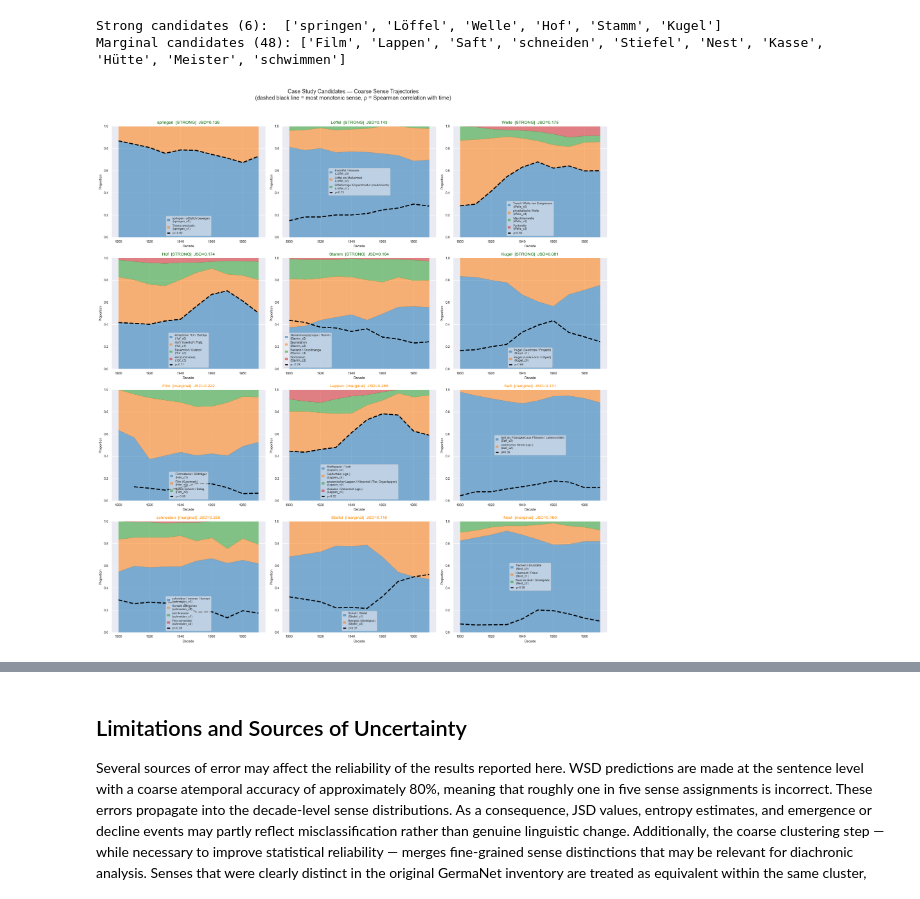
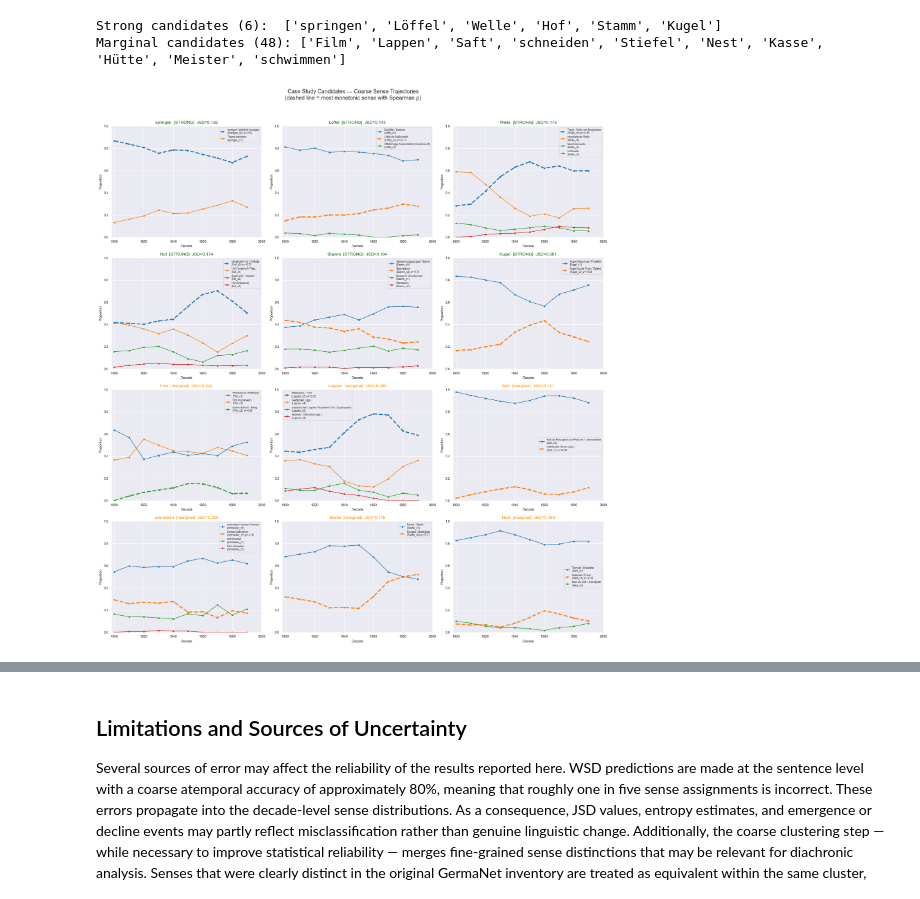
Before and after one commit to FlackoJodye1/diachronic-word-sense-change, a Jupyter notebook: notebooks/analysis/diachronic_pilot_results.ipynb, the cells around one changed output, grey strips where cells are left out. Saved outputs shown, nothing was run; the diff lists cells and outputs as text; code cells hidden in the pictures.

```diff
--- a/notebooks/analysis/diachronic_pilot_results.ipynb
+++ b/notebooks/analysis/diachronic_pilot_results.ipynb
@@ -1087,57 +1091,64 @@ Strong candidates (6):  ['springen', 'Löffel', 'Welle', 'Hof', 'Stamm', 'Kugel'
 Marginal candidates (48): ['Film', 'Lappen', 'Saft', 'schneiden', 'Stiefel', 'Nest', 'Kasse', 'Hütte', 'Meister', 'schwimmen']
 # %%
 # Sense trajectories for strong + top marginal candidates
-# Each subplot: stacked area (proportions) + line for the most monotonic sense
+# Line plots per sense — dashed line highlights the most monotonic sense per word.
 plot_words = (strong + [w for w in marginal if w in candidates.head(20).index])[:12]
 
 n_cols = 3
 n_rows = (len(plot_words) + n_cols - 1) // n_cols
 
 fig, axes = plt.subplots(n_rows, n_cols, figsize=(17, 4.5 * n_rows), squeeze=False)
+colors = plt.cm.tab10.colors
 
 for idx, lemma in enumerate(plot_words):
     row, col = divmod(idx, n_cols)
     ax = axes[row][col]
 
     lc = sense_counts[sense_counts['lemma'] == lemma]
     if len(lc) == 0:
         ax.set_title(f'{lemma} (no data)')
         continue
 
-    pivot = lc.pivot(index='decade', columns='predicted_sense_id', values='proportion').fillna(0)
-    col_order = pivot.sum().sort_values(ascending=False).index
-    pivot = pivot[col_order]
-    pivot.columns = relabel_index(lemma, pivot.columns)
-    pivot = smooth_pivot(pivot)
-    pivot.plot.area(ax=ax, alpha=0.55, linewidth=0.3, legend=False)
+    pivot = lc.pivot_table(index='decade', columns='predicted_sense_id',
+                           values='proportion', fill_value=0)
+    pivot = pivot.reindex(ALL_DECADES).fillna(0)
+    pivot_plot = smooth_pivot(pivot.copy())
 
-    # Overlay the most monotonic sense as a thick dashed line
+    col_order = pivot_plot.sum().sort_values(ascending=False).index
+    pivot_plot = pivot_plot[col_order]
+
     top_sense = candidates.loc[lemma, 'mono_sense']
-    if top_sense and top_sense in lc['predicted_sense_id'].values:
-        ts_raw = lc[lc['predicted_sense_id'] == top_sense].set_index('decade')['proportion'].reindex(ALL_DECADES)
-        ts_data = ts_raw.rolling(window=SMOOTH_WINDOW, center=True, min_periods=1).mean() if SMOOTH_TRAJECTORIES else ts_raw
-        ax.plot(ALL_DECADES, ts_data.values, color='black', linewidth=2.5,
-                linestyle='--', label=f'ρ={candidates.loc[lemma, "mono_rho_signed"]:.2f}')
+    rho       = candidates.loc[lemma, 'mono_rho_signed']
 
-    ax.legend(fontsize=7, loc='best', framealpha=0.6, handlelength=1)
+    for i, sense_id in enumerate(pivot_plot.columns):
+        is_mono = (sense_id == top_sense)
+        ax.plot(pivot_plot.index, pivot_plot[sense_id].values,
+                color=colors[i % len(colors)],
+                linewidth=2.5 if is_mono else 1.2,
+                linestyle='--' if is_mono else '-',
+                marker='o', markersize=3,
+                label=sense_label(lemma, sense_id) + (f' \u03c1={rho:+.2f}' if is_mono else ''),
+                zorder=3 if is_mono else 2)
 
+    ax.legend(fontsize=6, loc='best', framealpha=0.6)
     strength_str = candidates.loc[lemma, 'strength']
-    color = 'darkgreen' if strength_str == 'STRONG' else 'darkorange'
+    title_color = 'darkgreen' if strength_str == 'STRONG' else 'darkorange'
     jsd_val = candidates.loc[lemma, 'avg_jsd']
-    ax.set_title(f'{lemma}  [{strength_str}]  JSD={jsd_val:.3f}', fontsize=10, color=color)
+    ax.set_title(f'{lemma}  [{strength_str}]  JSD={jsd_val:.3f}', fontsize=10, color=title_color)
     ax.set_ylim(0, 1)
+    ax.set_xlim(1898, 2000)
     ax.set_xlabel('Decade', fontsize=8)
     ax.set_ylabel('Proportion', fontsize=8)
     ax.tick_params(labelsize=8)
 
 for idx in range(len(plot_words), n_rows * n_cols):
     row, col = divmod(idx, n_cols)
     axes[row][col].set_visible(False)
 
 fig.suptitle('Case Study Candidates — Coarse Sense Trajectories\n'
-             '(dashed black line = most monotonic sense, ρ = Spearman correlation with time)',
+             '(dashed line = most monotonic sense with Spearman \u03c1)',
              fontsize=13, y=1.02)
 plt.tight_layout()
 plt.show()
 # %% [output]
-[figure, old version]
+[figure, new version]
```
Also changed, not shown: parts of 13 cells of this notebook, 7 other files.
